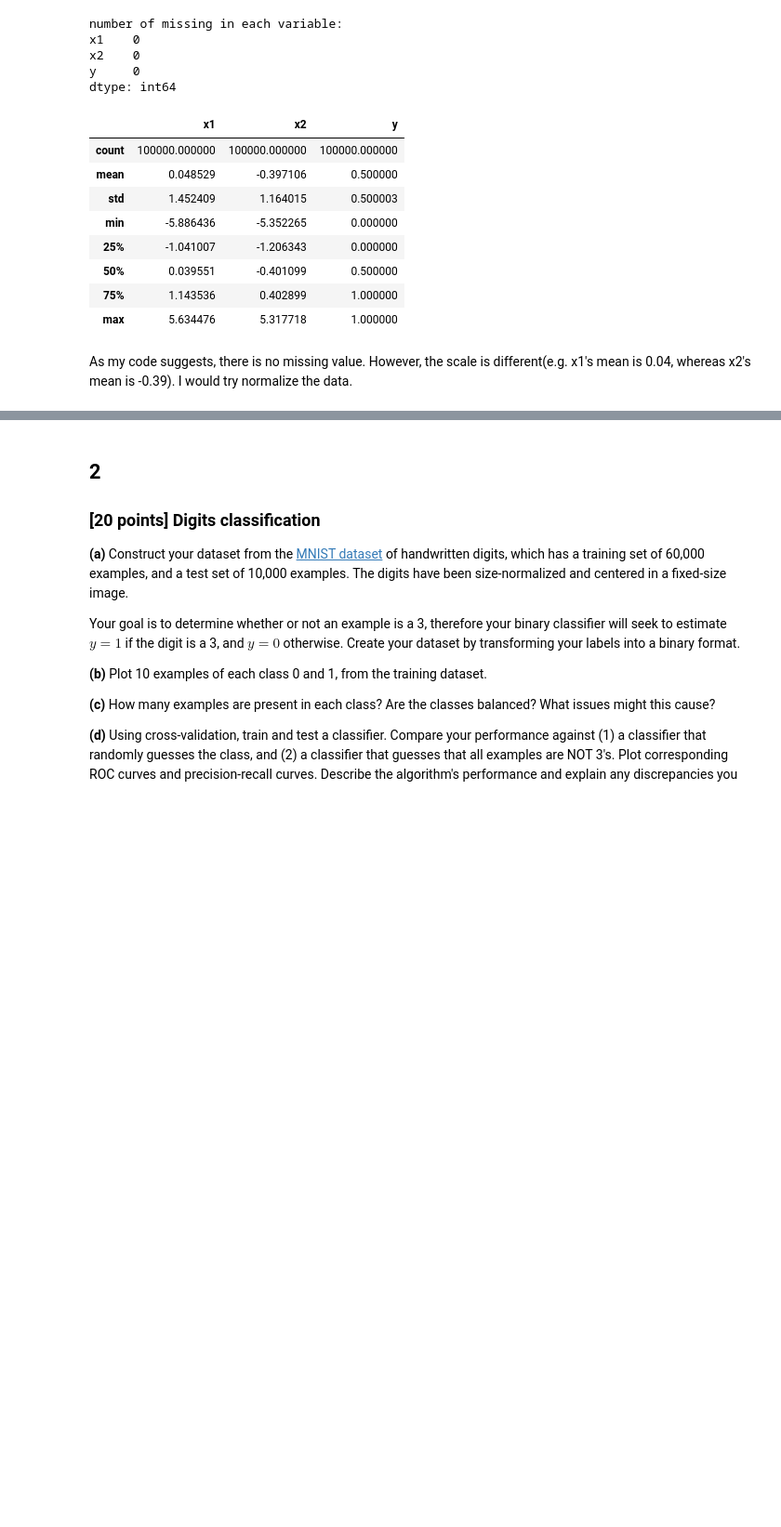
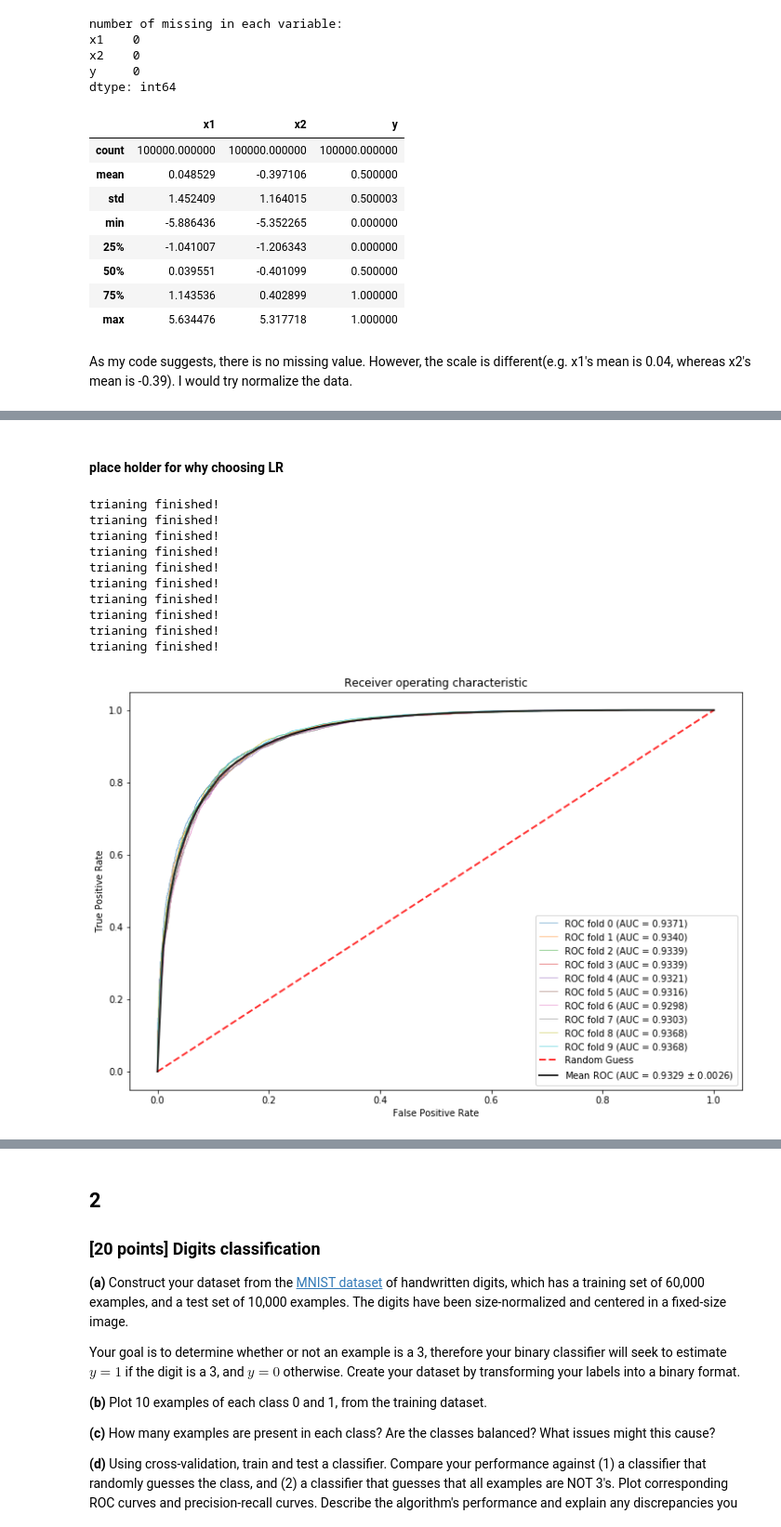
Before and after one commit to chrimiway/machine-learning-course, a Jupyter notebook: Assignment3.ipynb, the cells around one changed output, grey strips where cells are left out. Shown at 93% size. Cells and saved outputs as stored; diff of their text form; code cells hidden in the pictures; blank space fills up the shorter version.

```diff
--- a/Assignment3.ipynb
+++ b/Assignment3.ipynb
@@ -214,0 +281,72 @@ plt.show
+# %% [markdown]
+#### place holder for why choosing LR
+# %%
+# (i) cross-validation
+from sklearn.model_selection import StratifiedKFold
+from sklearn.metrics import roc_curve, auc
+from scipy import interp
+
+skf = StratifiedKFold(n_splits=10)
+i = 0
+tprs = []
+aucs = []
+mean_fpr = np.linspace(0, 1, 100)
+plt.figure(figsize=(12, 8))
+
+# partition the training data into training and validation set
+for train_index, val_index in skf.split(x, y):
+    x_train, x_val = x[train_index], x[val_index]
+    y_train, y_val = y[train_index], y[val_index]
+
+    x_train = (x_train - x_train.mean(axis=0)) / x_train.std(axis=0)
+    x_val = (x_val - x_val.mean(axis=0)) / x_val.std(axis=0)
+
+    # add bias term
+    x_train = np.concatenate((np.ones((len(x_train), 1)), x_train), axis=1)
+    x_val = np.concatenate((np.ones((len(x_val), 1)), x_val), axis=1)
+
+    logreg_cv = LogisticReg()
+    logreg_cv.fit(x_train=x_train, y_train=y_train, x_test=x_val, y_test=y_val, lr = 5, show_hist=False)
+
+    y_val_hat = logreg_cv.predict(x_val)
+    fpr, tpr, thresholds = roc_curve(y_val, y_val_hat)
+    roc_auc = auc(fpr, tpr)
+
+    tprs.append(interp(mean_fpr, fpr, tpr))
+    tprs[-1][0] = 0.0
+    roc_auc = auc(fpr, tpr)
+    aucs.append(roc_auc)
+
+    plt.plot(fpr, tpr, lw=0.5, alpha=1,
+             label='ROC fold %d (AUC = %0.4f)' % (i, roc_auc))
+    i += 1
+    pass
+
+plt.plot([0, 1], [0, 1], linestyle='--', lw=2, color='r',
+         label='Random Guess', alpha=.8)
+
+mean_tpr = np.mean(tprs, axis=0)
+mean_tpr[-1] = 1.0
+mean_auc = auc(mean_fpr, mean_tpr)
+std_auc = np.std(aucs)
+plt.plot(mean_fpr, mean_tpr, color='black',
+         label=r'Mean ROC (AUC = %0.4f $\pm$ %0.4f)' % (mean_auc, std_auc),
+         lw=2, alpha=.8)
+
+plt.legend(loc="lower right")
+plt.xlabel('False Positive Rate')
+plt.ylabel('True Positive Rate')
+plt.title('Receiver operating characteristic')
+plt.show()
+# %% [output]
+trianing finished!
+trianing finished!
+trianing finished!
+trianing finished!
+trianing finished!
+trianing finished!
+trianing finished!
+trianing finished!
+trianing finished!
+trianing finished!
+[figure, added]
```
Also changed, not shown: parts of 10 cells of this notebook.
